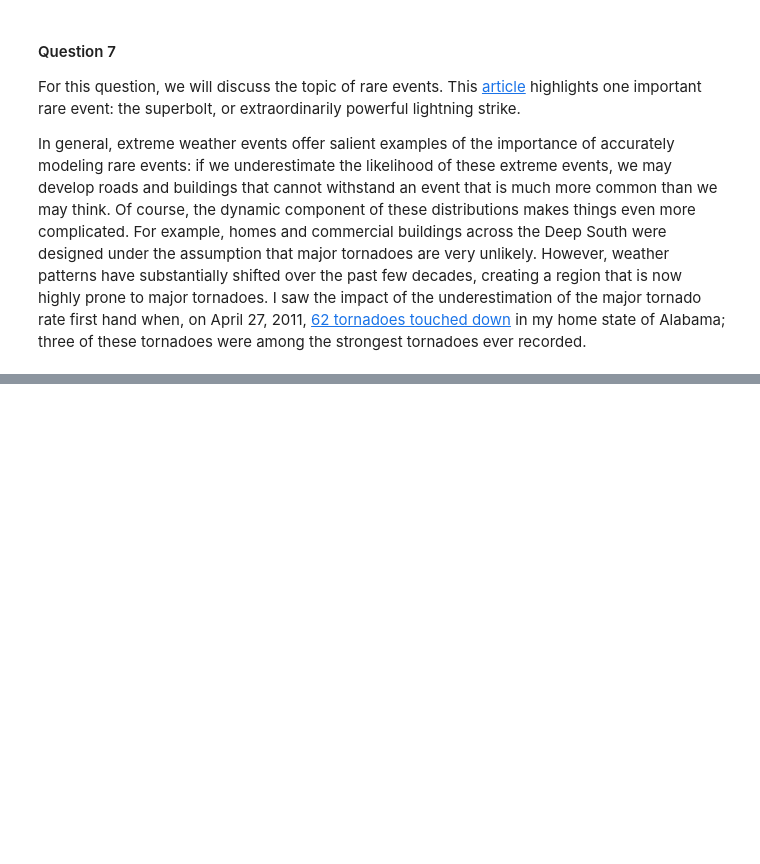
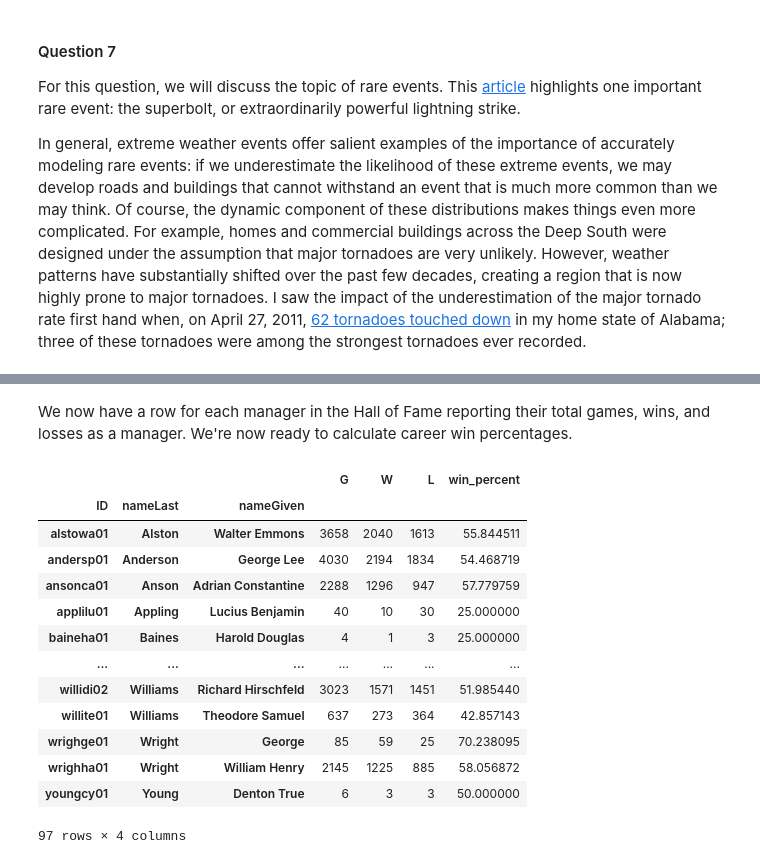
Before and after one commit to jccrews256/ST-554-HW-5, a Jupyter notebook: Homework_5.ipynb, the cells around one changed output, grey strips where cells are left out. Drawn from its saved outputs; the diff is of its cells as text; code cells hidden in the pictures; blank space fills up the shorter version.

```diff
--- a/Homework_5.ipynb
+++ b/Homework_5.ipynb
@@ -168,0 +468,15 @@ In general, extreme weather events offer salient examples of the importance of a
+# %%
+# Constructing a SQL query to obtain season-level data for each manager in the
+# HoF
+get_manager_seasons = """
+    SELECT Managers.playerID as ID, nameLast, nameGiven, G, W, L
+    FROM Managers
+    INNER JOIN HallOfFame on Managers.playerID = HallOfFame.playerID
+    LEFT JOIN People on Managers.playerID = People.playerID
+    WHERE inducted = "Y";
+    """
+# Reading season-level data into a data frame
+hof_manager_seasons = pd.read_sql(get_manager_seasons, con)
+
+# Printing the data frame
+hof_manager_seasons
@@ -168,0 +499,6 @@ In general, extreme weather events offer salient examples of the importance of a
+# %%
+# Collapsing to career games, wins, and losses
+hof_manager_careers = hof_manager_seasons.groupby(["ID", "nameLast", "nameGiven"])[["G","W","L"]].sum()
+
+# Printing collapse data frame
+hof_manager_careers
@@ -168,0 +520,23 @@ In general, extreme weather events offer salient examples of the importance of a
+# %% [markdown]
+We now have a row for each manager in the Hall of Fame reporting their total games, wins, and losses as a manager. We're now ready to calculate career win percentages.
+# %%
+# Calculating win percentages
+hof_manager_careers["win_percent"] = 100*hof_manager_careers.W/(hof_manager_careers.W+hof_manager_careers.L)
+
+# Printing updated dataset
+hof_manager_careers
+# %% [output]
+|  |  |  | G | W | L | win_percent |
+| ID | nameLast | nameGiven |  |  |  |  |
+| alstowa01 | Alston | Walter Emmons | 3658 | 2040 | 1613 | 55.844511 |
+| andersp01 | Anderson | George Lee | 4030 | 2194 | 1834 | 54.468719 |
+| ansonca01 | Anson | Adrian Constantine | 2288 | 1296 | 947 | 57.779759 |
+| applilu01 | Appling | Lucius Benjamin | 40 | 10 | 30 | 25.000000 |
+| baineha01 | Baines | Harold Douglas | 4 | 1 | 3 | 25.000000 |
+| ... | ... | ... | ... | ... | ... | ... |
+| willidi02 | Williams | Richard Hirschfeld | 3023 | 1571 | 1451 | 51.985440 |
+| willite01 | Williams | Theodore Samuel | 637 | 273 | 364 | 42.857143 |
+| wrighge01 | Wright | George | 85 | 59 | 25 | 70.238095 |
+| wrighha01 | Wright | William Henry | 2145 | 1225 | 885 | 58.056872 |
+| youngcy01 | Young | Denton True | 6 | 3 | 3 | 50.000000 |
+97 rows × 4 columns
```
Also changed, not shown: parts of 37 cells of this notebook.
